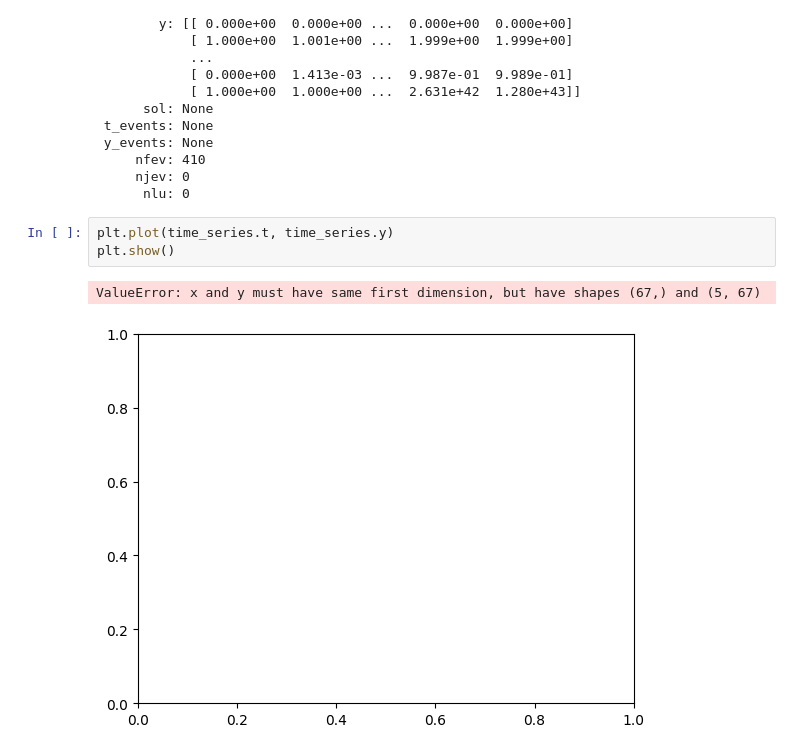
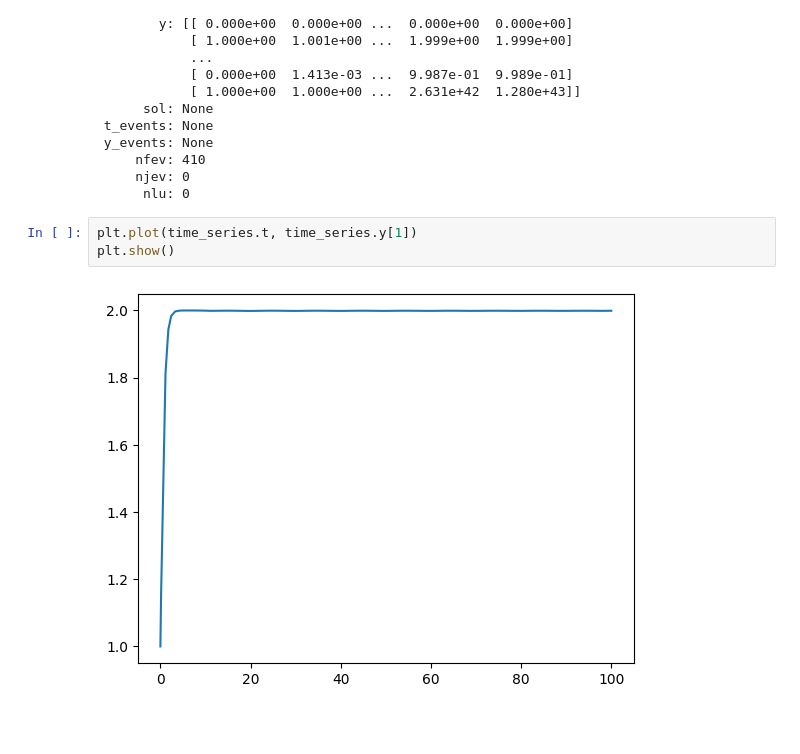
Before and after one commit to erezli/RiboTargettingAbx, a Jupyter notebook: simulations.ipynb, the cells around one changed output. Saved outputs shown, nothing was run; the diff lists cells and outputs as text; blank space fills up the shorter version.

```diff
--- a/simulations.ipynb
+++ b/simulations.ipynb
@@ -44,8 +44,7 @@ print(time_series)
      njev: 0
       nlu: 0
 # %%
-plt.plot(time_series.t, time_series.y)
+plt.plot(time_series.t, time_series.y[1])
 plt.show()
 # %% [output]
-ValueError: x and y must have same first dimension, but have shapes (67,) and (5, 67)
-[figure, old version]
+[figure, new version]
```
Also changed, not shown: parts of 7 cells of this notebook, 1 other file.
